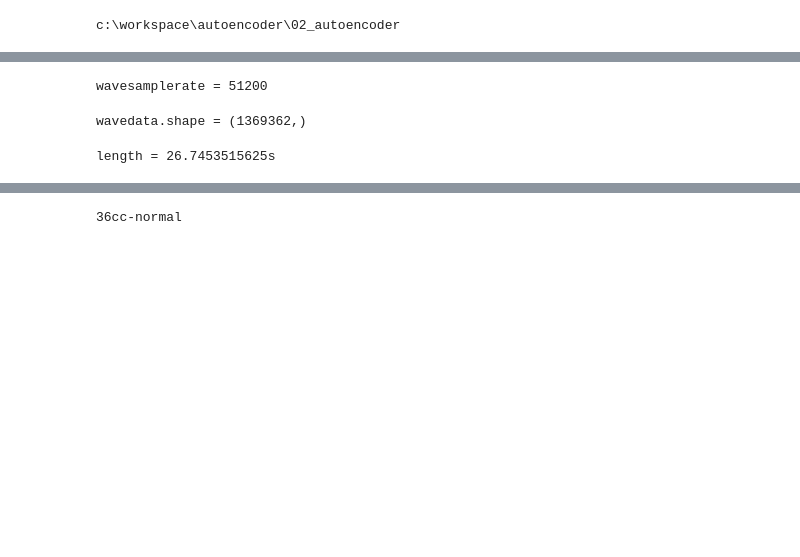
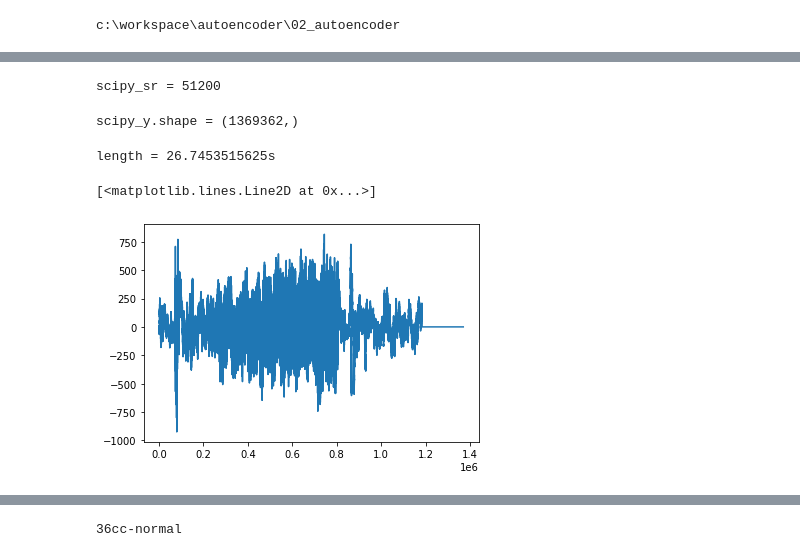
Before and after one commit to astroeye/autoencoder, a Jupyter notebook: 02_autoencoder/autoencoder_dw.ipynb, the cells around one changed output, grey strips where cells are left out. Cells and saved outputs as stored; diff of their text form; code cells hidden in the pictures; blank space fills up the shorter version.

```diff
--- a/02_autoencoder/autoencoder_dw.ipynb
+++ b/02_autoencoder/autoencoder_dw.ipynb
@@ -170,13 +194,13 @@ def make_iamge(SOURCE,
 # %%
 import scipy.io.wavfile
-wavesamplerate, wavedata = scipy.io.wavfile.read('./dataset/36cc/normal/2208211119H0010019498_TDM_2022-03-30_15-23-56__Microphone.wav')
+scipy_sr, scipy_y = scipy.io.wavfile.read('./dataset/36cc/normal/2208211119H0010019498_TDM_2022-03-30_15-23-56__Microphone.wav')
 # %%
-print(f"wavesamplerate = {wavesamplerate}")
+print(f"scipy_sr = {scipy_sr}")
 # %% [output]
-wavesamplerate = 51200
+scipy_sr = 51200
 # %%
-print(f"wavedata.shape = {wavedata.shape}")
-# print(f"number of channels = {wavedata.shape[1]}")
+print(f"scipy_y.shape = {scipy_y.shape}")
+# print(f"number of channels = {scipy_y.shape[1]}")
 # %% [output]
-wavedata.shape = (1369362,)
+scipy_y.shape = (1369362,)
 # %%
@@ -184,3 +208,8 @@ wavelength = wavedata.shape[0] / wavesamplerate
 print(f"length = {wavelength}s")
 # %% [output]
 length = 26.7453515625s
+# %%
+plt.plot(scipy_y)
+# %% [output]
+[<matplotlib.lines.Line2D at 0x...>]
+[figure, added]
```
Also changed, not shown: parts of 26 cells of this notebook, 1 other file.
